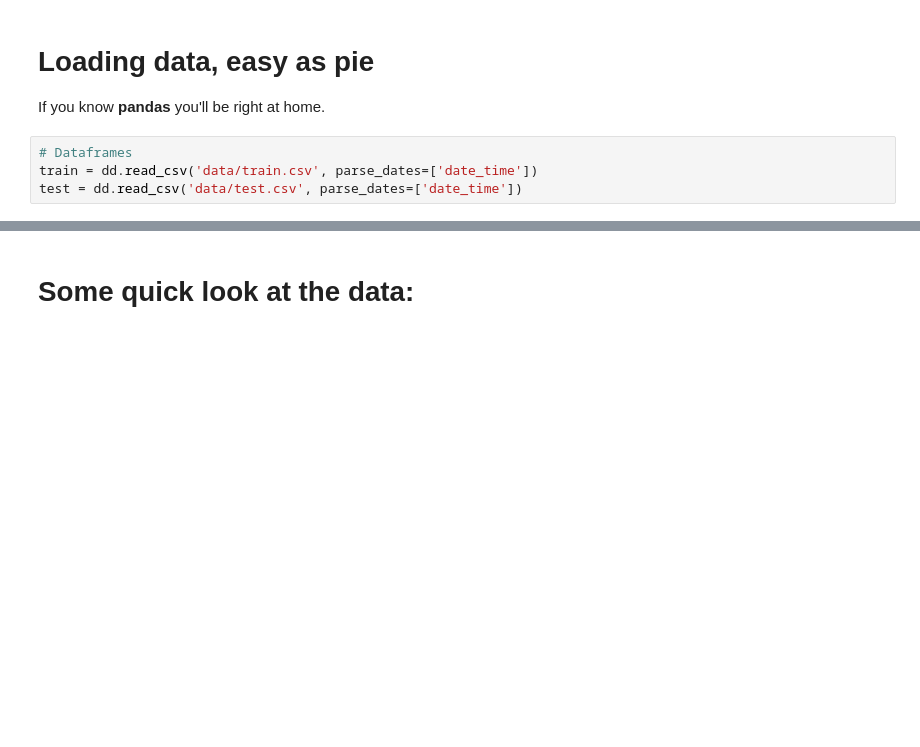
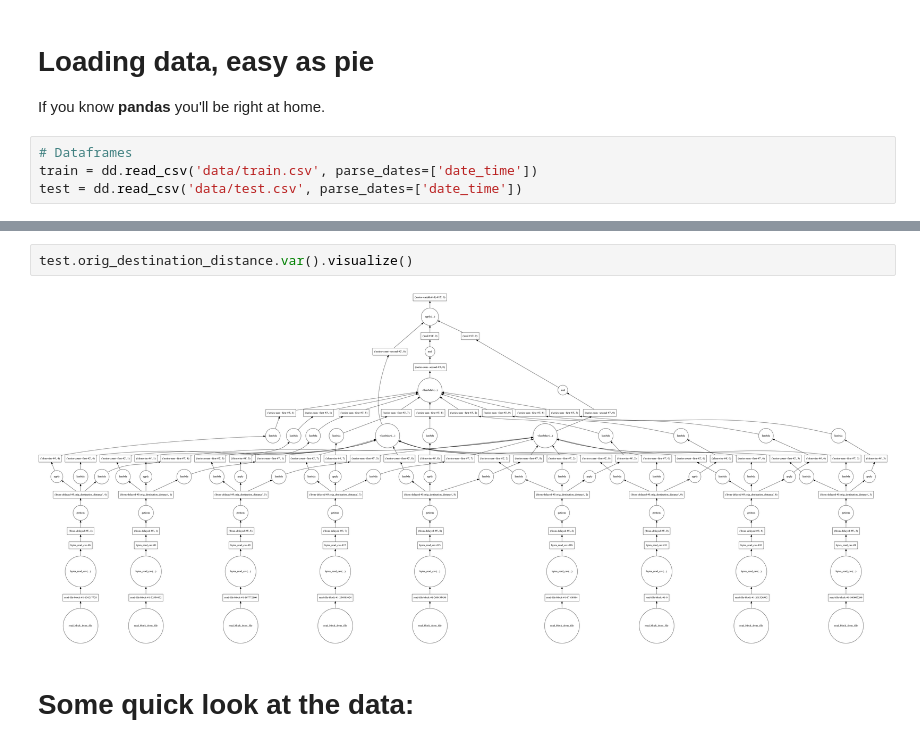
Before and after one commit to adrpino/dask_basics, a Jupyter notebook: dask_basics.ipynb, the cells around one changed output, grey strips where cells are left out. Cells and saved outputs as stored; diff of their text form; blank space fills up the shorter version.

```diff
--- a/dask_basics.ipynb
+++ b/dask_basics.ipynb
@@ -37,3 +48,7 @@ dd.DataFrame<from-de..., npartitions=122>
+# %%
+test.orig_destination_distance.var().visualize()
+# %% [output]
+[figure, added]
 # %% [markdown]
 # Some quick look at the data:
 # %%
```
Also changed, not shown: parts of 41 cells of this notebook.
